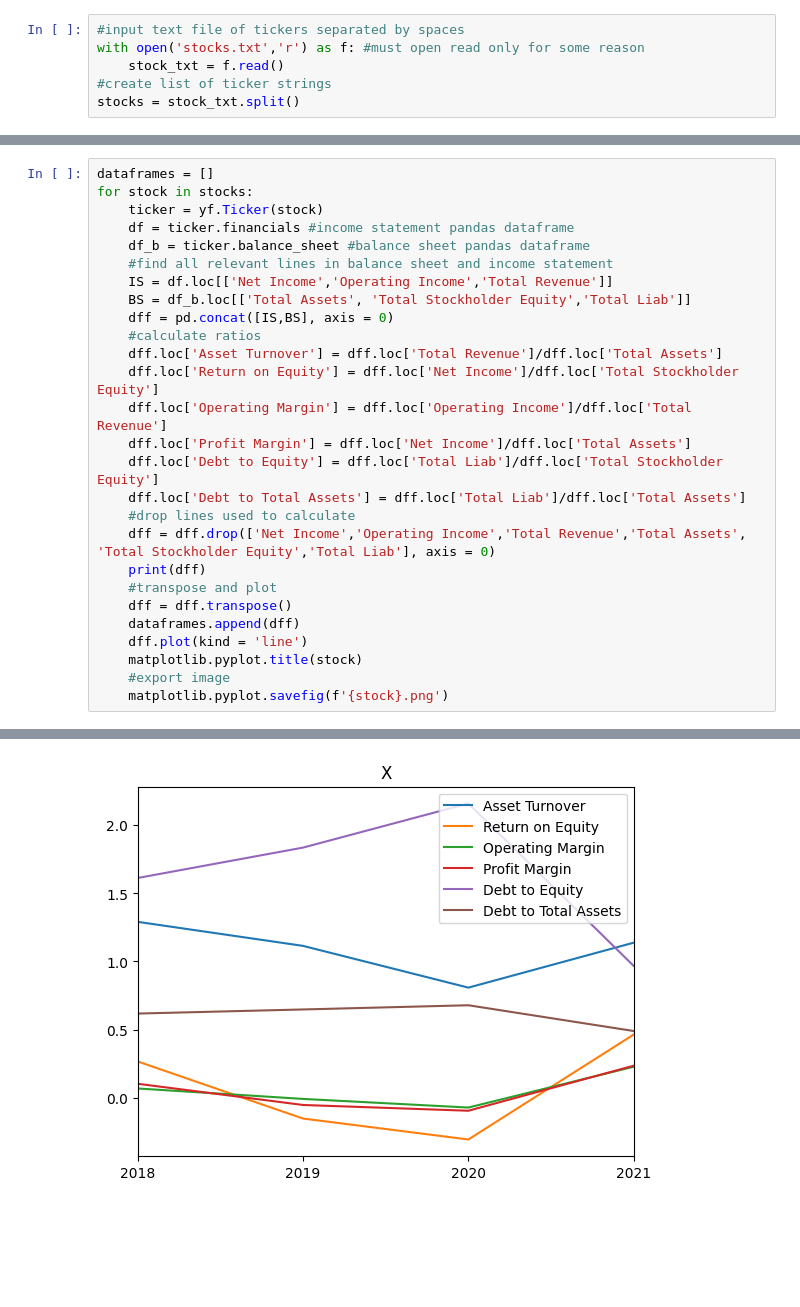
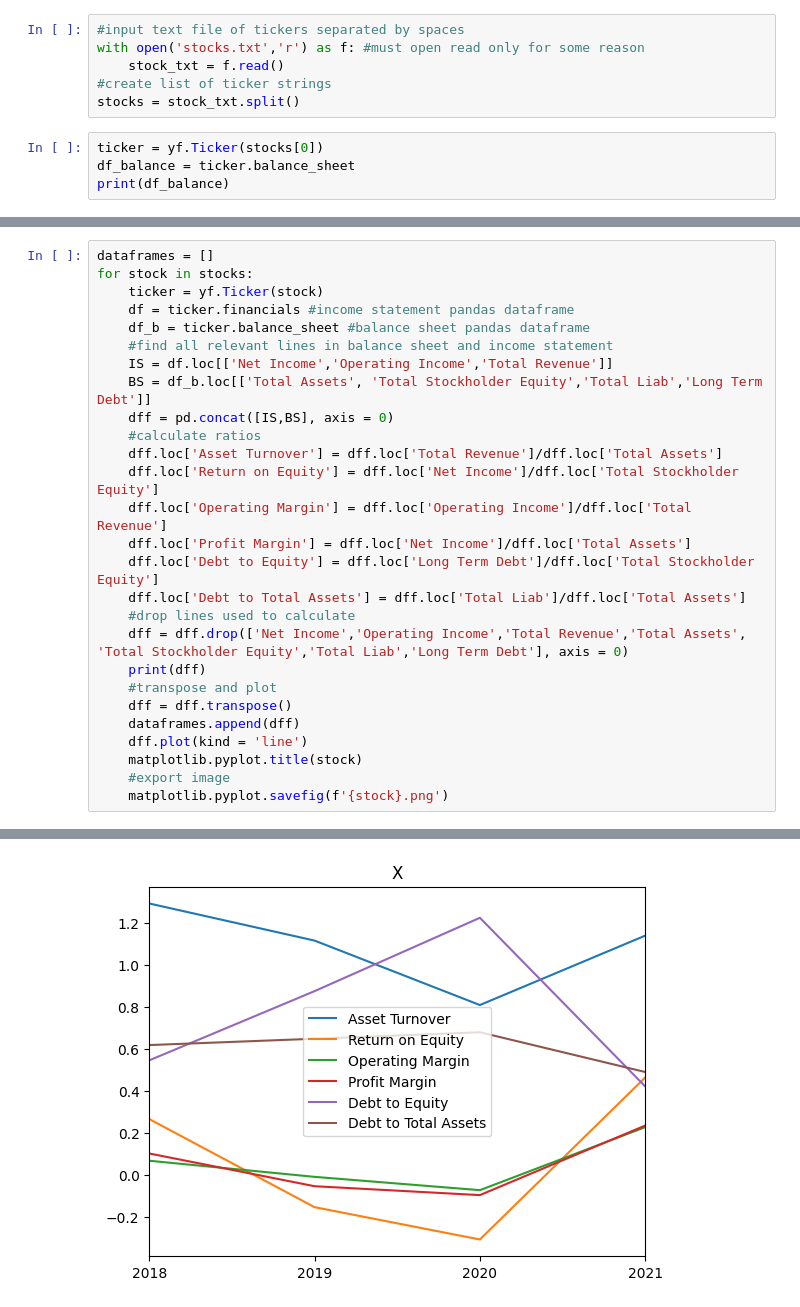
Before and after one commit to michaelwaves/Company-Ratio-Plotter, a Jupyter notebook: get_stock_data.ipynb, the cells around one changed output, grey strips where cells are left out. Drawn from its saved outputs; the diff is of its cells as text; blank space fills up the shorter version.

Commit message:
changed DE to only long term debt instead of total

```diff
--- a/get_stock_data.ipynb
+++ b/get_stock_data.ipynb
@@ -8,3 +8,7 @@ with open('stocks.txt','r') as f: #must open read only for some reason
     stock_txt = f.read()
 #create list of ticker strings
 stocks = stock_txt.split()
+# %%
+ticker = yf.Ticker(stocks[0])
+df_balance = ticker.balance_sheet
+print(df_balance)
@@ -16,17 +38,17 @@ for stock in stocks:
     df_b = ticker.balance_sheet #balance sheet pandas dataframe
     #find all relevant lines in balance sheet and income statement
     IS = df.loc[['Net Income','Operating Income','Total Revenue']]
-    BS = df_b.loc[['Total Assets', 'Total Stockholder Equity','Total Liab']]
+    BS = df_b.loc[['Total Assets', 'Total Stockholder Equity','Total Liab','Long Term Debt']]
     dff = pd.concat([IS,BS], axis = 0)
     #calculate ratios
     dff.loc['Asset Turnover'] = dff.loc['Total Revenue']/dff.loc['Total Assets']
     dff.loc['Return on Equity'] = dff.loc['Net Income']/dff.loc['Total Stockholder Equity']
     dff.loc['Operating Margin'] = dff.loc['Operating Income']/dff.loc['Total Revenue']
     dff.loc['Profit Margin'] = dff.loc['Net Income']/dff.loc['Total Assets']
-    dff.loc['Debt to Equity'] = dff.loc['Total Liab']/dff.loc['Total Stockholder Equity']
+    dff.loc['Debt to Equity'] = dff.loc['Long Term Debt']/dff.loc['Total Stockholder Equity']
     dff.loc['Debt to Total Assets'] = dff.loc['Total Liab']/dff.loc['Total Assets']
     #drop lines used to calculate
-    dff = dff.drop(['Net Income','Operating Income','Total Revenue','Total Assets', 'Total Stockholder Equity','Total Liab'], axis = 0)
+    dff = dff.drop(['Net Income','Operating Income','Total Revenue','Total Assets', 'Total Stockholder Equity','Total Liab','Long Term Debt'], axis = 0)
     print(dff)
     #transpose and plot
     dff = dff.transpose()
@@ -60 +82 @@ Debt to Total Assets   0.546261   0.531401   0.552027   0.523151
-[figure, old version]
+[figure, new version]
```
Also changed, not shown: parts of 3 cells of this notebook, 8 other files.
